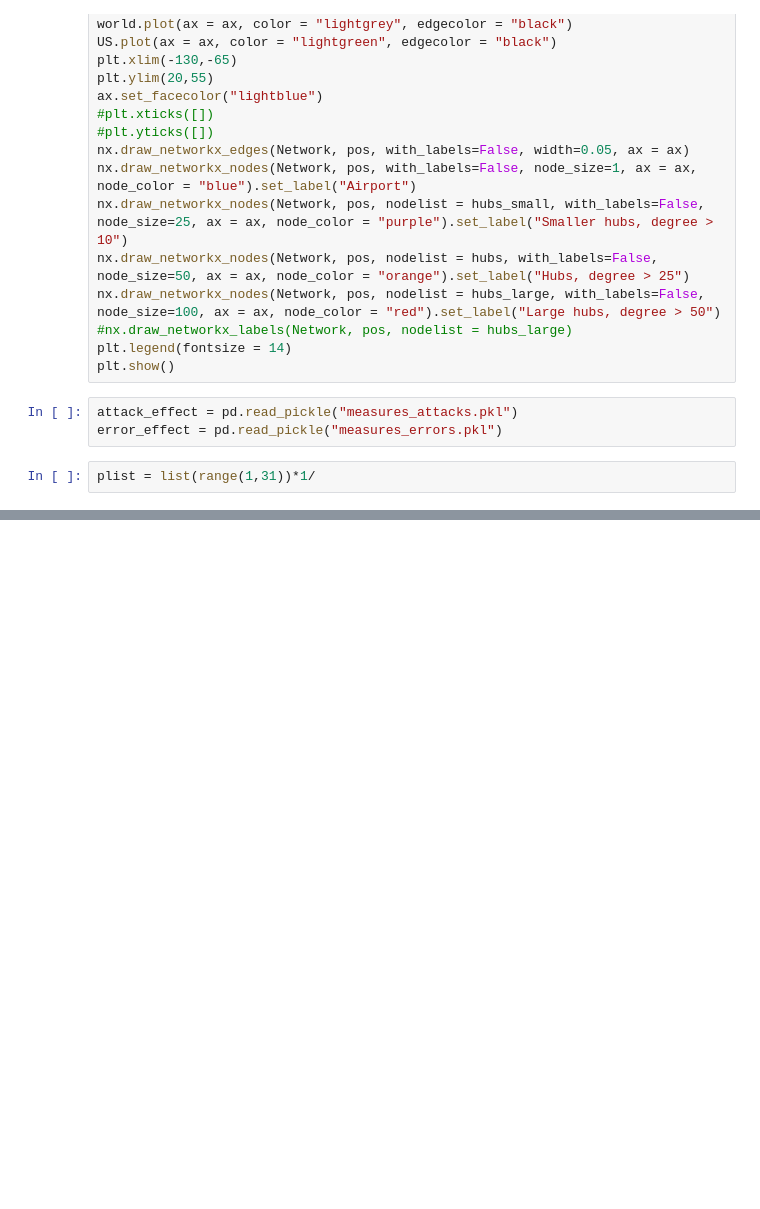
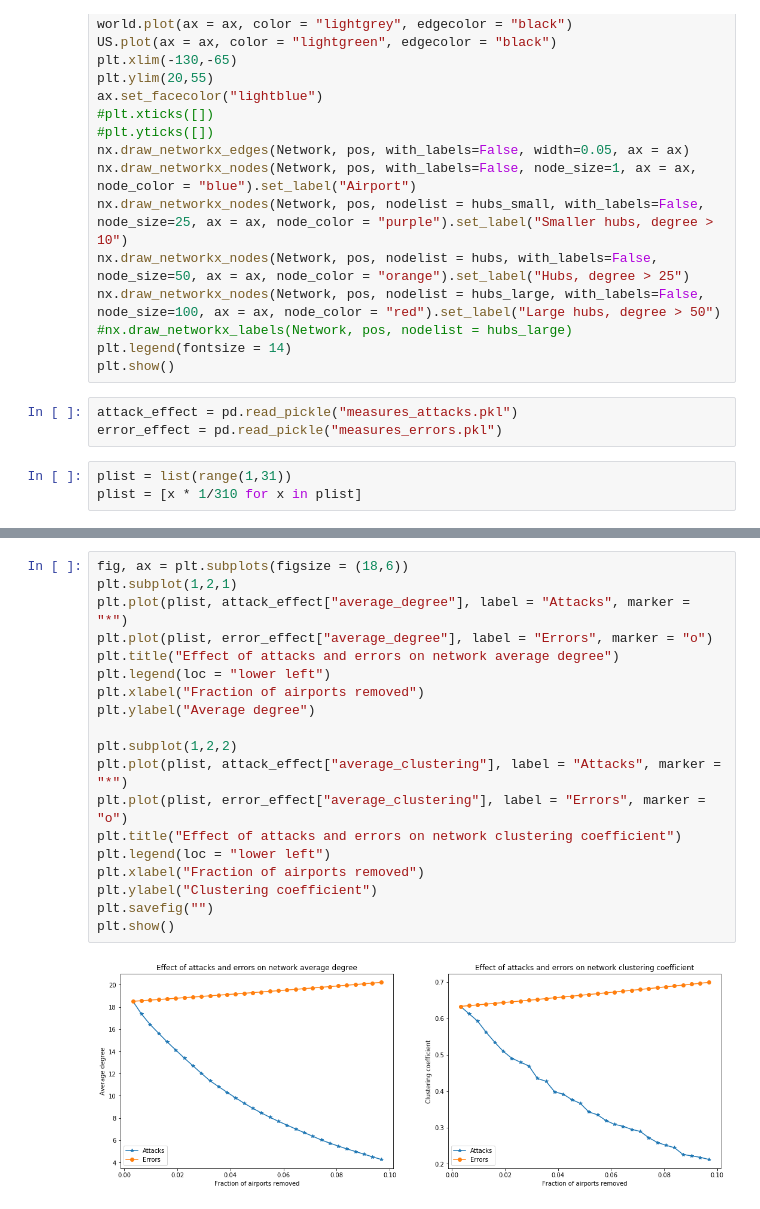
Before and after one commit to Morten-Esketveit/TSDS-gruppe-2019, a Jupyter notebook: Exam/NetworkAnalysis1Carrier.ipynb, the cells around one changed output, grey strips where cells are left out. Cells and saved outputs as stored; diff of their text form; blank space fills up the shorter version.

```diff
--- a/Exam/NetworkAnalysis1Carrier.ipynb
+++ b/Exam/NetworkAnalysis1Carrier.ipynb
@@ -269,4 +263,5 @@ plt.show()
 attack_effect = pd.read_pickle("measures_attacks.pkl")
 error_effect = pd.read_pickle("measures_errors.pkl")
 # %%
-plist = list(range(1,31))*1/
+plist = list(range(1,31))
+plist = [x * 1/310 for x in plist]
@@ -275,0 +277,21 @@ plot()
+# %%
+fig, ax = plt.subplots(figsize = (18,6))
+plt.subplot(1,2,1)
+plt.plot(plist, attack_effect["average_degree"], label = "Attacks", marker = "*")
+plt.plot(plist, error_effect["average_degree"], label = "Errors", marker = "o")
+plt.title("Effect of attacks and errors on network average degree")
+plt.legend(loc = "lower left")
+plt.xlabel("Fraction of airports removed")
+plt.ylabel("Average degree")
+
+plt.subplot(1,2,2)
+plt.plot(plist, attack_effect["average_clustering"], label = "Attacks", marker = "*")
+plt.plot(plist, error_effect["average_clustering"], label = "Errors", marker = "o")
+plt.title("Effect of attacks and errors on network clustering coefficient")
+plt.legend(loc = "lower left")
+plt.xlabel("Fraction of airports removed")
+plt.ylabel("Clustering coefficient")
+plt.savefig("")
+plt.show()
+# %% [output]
+[figure, added]
```
Also changed, not shown: parts of 5 cells of this notebook, 8 other files.
